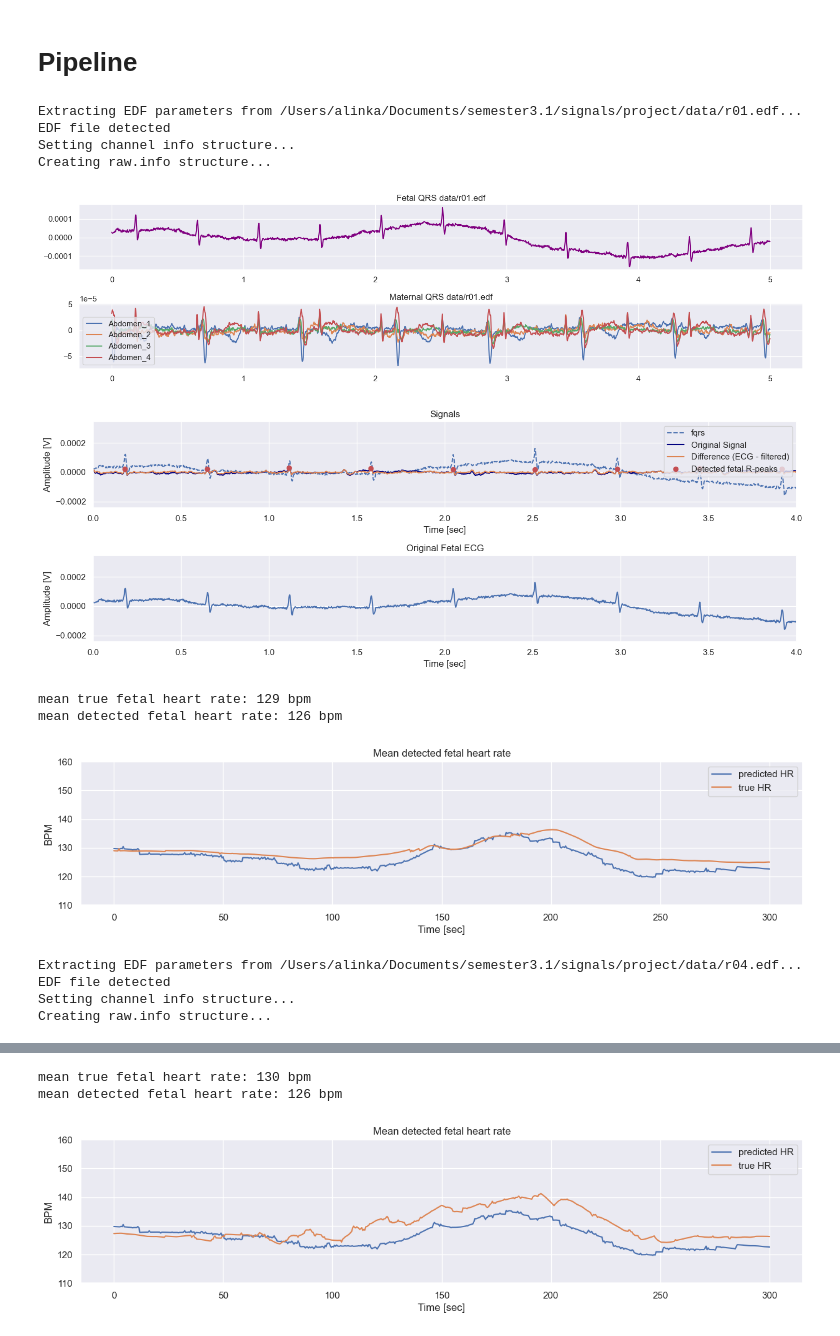
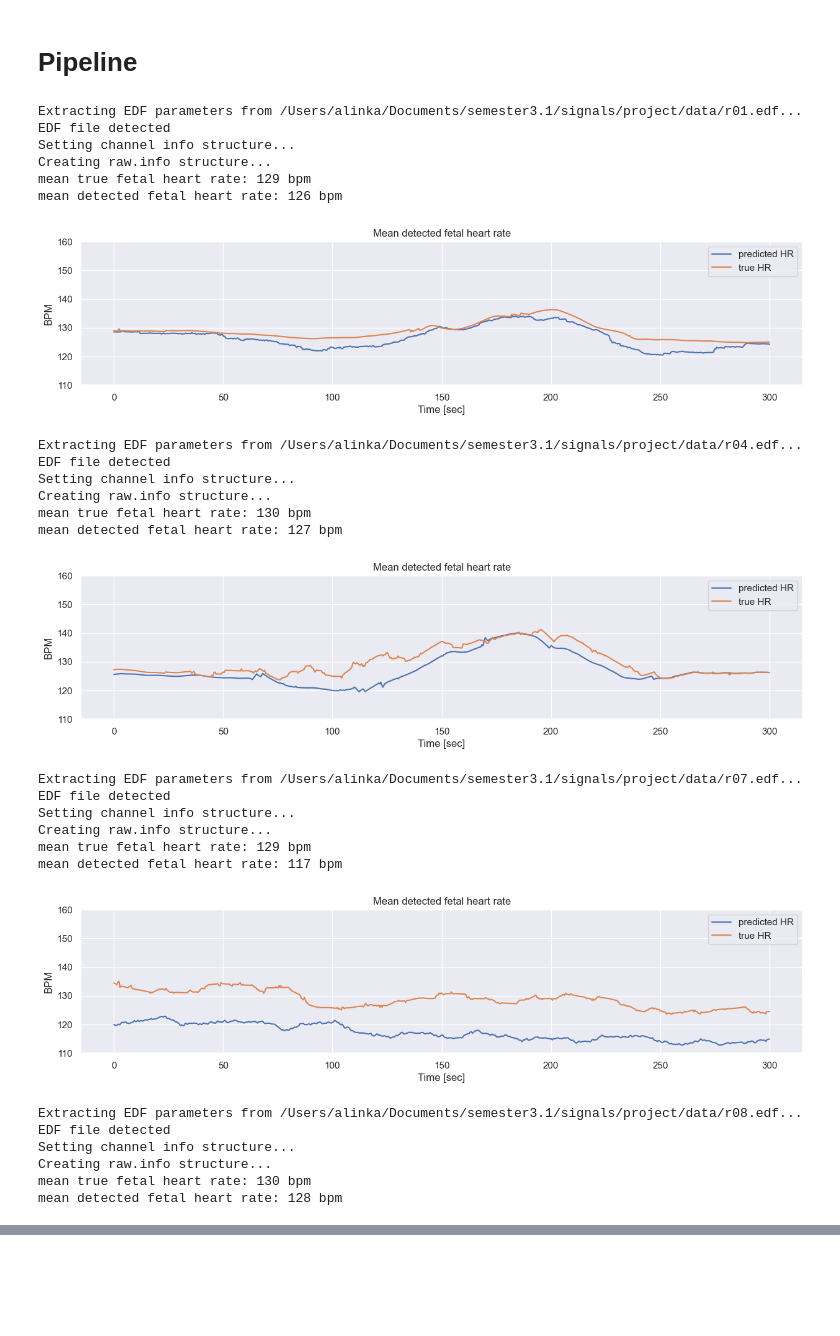
Before and after one commit to alinamuliak/FQRS-detection, a Jupyter notebook: FQRS-detection.ipynb, the cells around one changed output, grey strips where cells are left out. Drawn from its saved outputs; the diff is of its cells as text; code cells hidden in the pictures; blank space fills up the shorter version.

```diff
--- a/FQRS-detection.ipynb
+++ b/FQRS-detection.ipynb
@@ -156,7 +161,7 @@ def calculate_mean_bpm(fqrs, fqrs_estimated_peaks):
     print('mean true fetal heart rate:', round(1 / (calculate_mean_freq(r_peaks) / fs) * 60), 'bpm')
     print('mean detected fetal heart rate:', round(1 / (calculate_mean_freq(fqrs_estimated_peaks) / fs) * 60), 'bpm')
 # %%
-def plot_detected_hr_of_record(fqrs, peak_indexes):
+def plot_detected_hr_of_record(fqrs, peak_indexes, file):
     r_peaks = detectors.wqrs_detector(fqrs)
     r_peaks = correct_r_peaks(r_peaks, fqrs)
 
@@ -173,29 +178,54 @@ def plot_detected_hr_of_record(fqrs, peak_indexes):
     plt.ylabel('BPM')
     plt.title('Mean detected fetal heart rate')
     plt.legend()
+    f = file.split('/')[1]
+    plt.savefig(f'record-{f}.png')
     plt.show()
 # %% [markdown]
 # Pipeline
 # %%
 for file in filenames:
     data, channels = read_file(file)
-    plot_signals(file, data)
+#     plot_signals(file, data)
+    snrs = [signaltonoise(data[i]) for i in range(1, 5)]
+    channels = []
+    important_snr = []
+    for i in range(len(snrs)):
+        if snrs[i] <= 0:
+            continue
+        important_snr.append(snrs[i])
+        channels.append(estimate_fqrs(data[i], data[0]))
+    min_len = min([len(x) for x in channels])
+    peaks = np.stack([x[:min_len] for x in channels])
 
-    best_signal = choose_best_signal(data[1:])
-    peak_indexes = estimate_fqrs(best_signal)
+    peak_indexes = np.average(peaks, weights=important_snr, axis=0).astype(int)
     calculate_mean_bpm(data[0], peak_indexes)
-    plot_detected_hr_of_record(data[0], peak_indexes)
+    plot_detected_hr_of_record(data[0], peak_indexes, file)
 # %% [output]
 Extracting EDF parameters from /Users/alinka/Documents/semester3.1/signals/project/data/r01.edf...
 EDF file detected
 Setting channel info structure...
 Creating raw.info structure...
+mean true fetal heart rate: 129 bpm
+mean detected fetal heart rate: 126 bpm
-[figure, old version]
+[figure, new version]
+Extracting EDF parameters from /Users/alinka/Documents/semester3.1/signals/project/data/r04.edf...
+EDF file detected
+Setting channel info structure...
+Creating raw.info structure...
+mean true fetal heart rate: 130 bpm
+mean detected fetal heart rate: 127 bpm
-[figure, old version]
+[figure, new version]
-mean true fetal heart rate: 129 bpm
-mean detected fetal heart rate: 126 bpm
+Extracting EDF parameters from /Users/alinka/Documents/semester3.1/signals/project/data/r07.edf...
+EDF file detected
+Setting channel info structure...
+Creating raw.info structure...
+mean true fetal heart rate: 129 bpm
+mean detected fetal heart rate: 117 bpm
-[figure, old version]
+[figure, new version]
-Extracting EDF parameters from /Users/alinka/Documents/semester3.1/signals/project/data/r04.edf...
-EDF file detected
-Setting channel info structure...
-Creating raw.info structure...
+Extracting EDF parameters from /Users/alinka/Documents/semester3.1/signals/project/data/r08.edf...
+EDF file detected
+Setting channel info structure...
+Creating raw.info structure...
+mean true fetal heart rate: 130 bpm
+mean detected fetal heart rate: 128 bpm
@@ -204,3 +239,0 @@ Creating raw.info structure...
-mean true fetal heart rate: 130 bpm
-mean detected fetal heart rate: 126 bpm
-[figure, removed]
```
Also changed, not shown: parts of 6 cells of this notebook.
